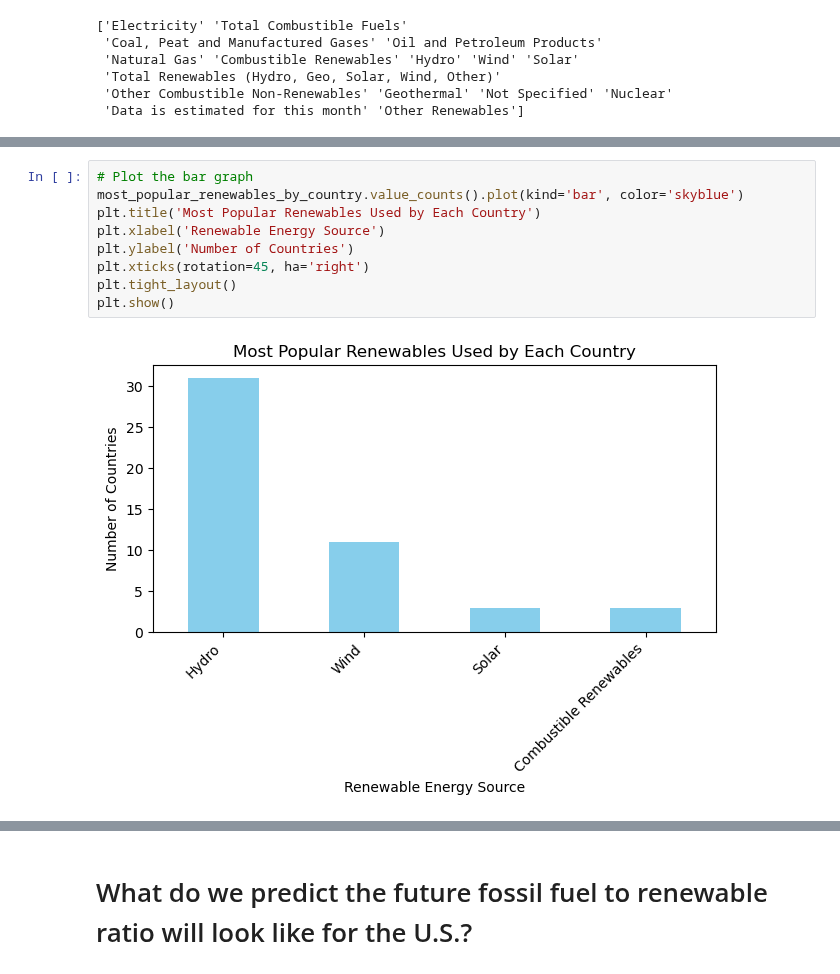
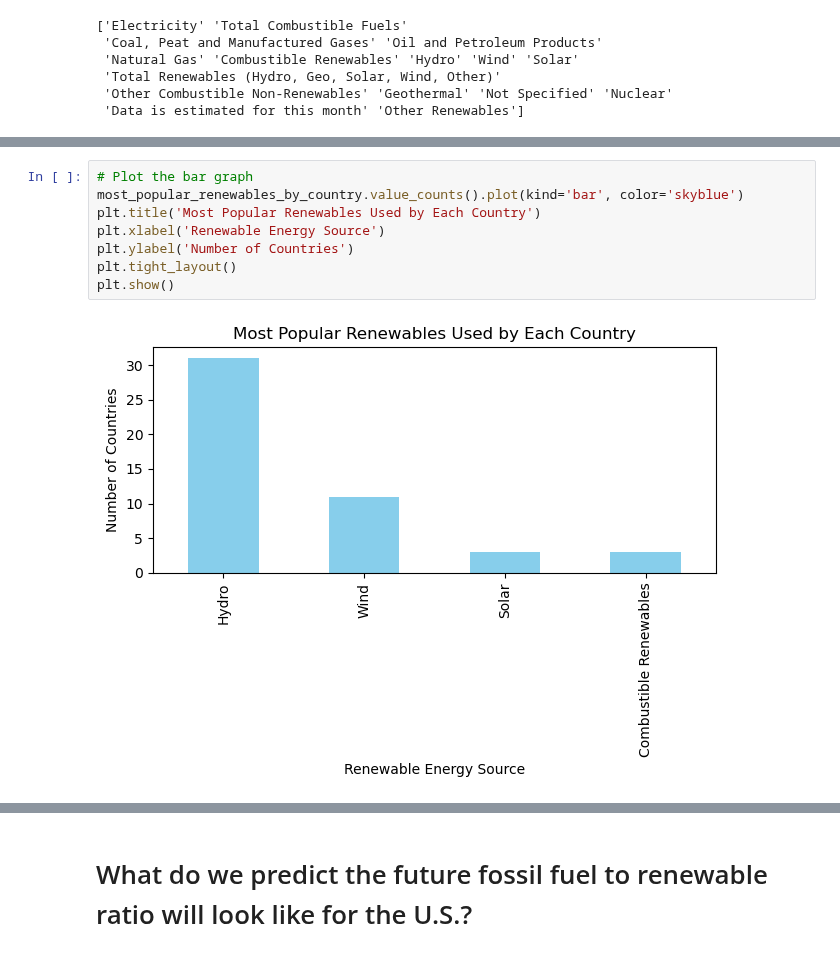
Before and after one commit to bburwinkel0721/Electric-Production, a Jupyter notebook: electricity_anaylsis.ipynb, the cells around one changed output, grey strips where cells are left out. Drawn from its saved outputs; the diff is of its cells as text.

Commit message:
final plot

```diff
--- a/electricity_anaylsis.ipynb
+++ b/electricity_anaylsis.ipynb
@@ -383,13 +383,12 @@ Name: value, dtype: object
 # %%
 # Plot the bar graph
 most_popular_renewables_by_country.value_counts().plot(kind='bar', color='skyblue')
 plt.title('Most Popular Renewables Used by Each Country')
 plt.xlabel('Renewable Energy Source')
 plt.ylabel('Number of Countries')
-plt.xticks(rotation=45, ha='right')
 plt.tight_layout()
 plt.show()
 # %% [output]
-[figure, old version]
+[figure, new version]
 # %%
 # Filter raw dataframe for combustibles, renewables, and combustible renewables
```
Also changed, not shown: parts of 7 cells of this notebook.
